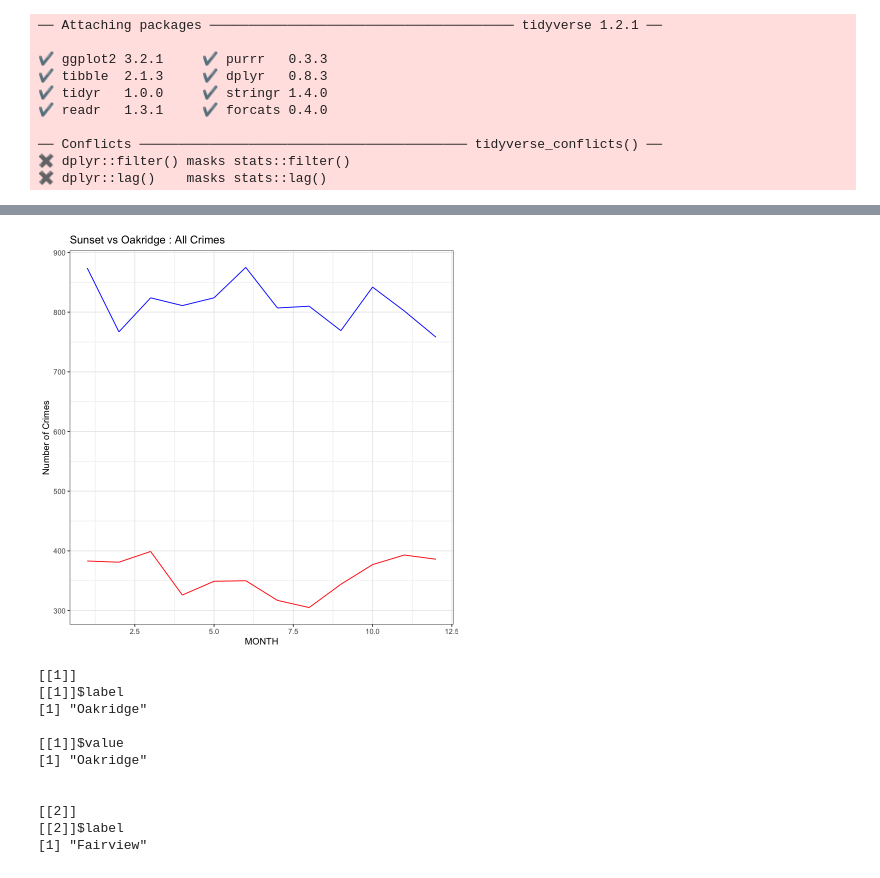
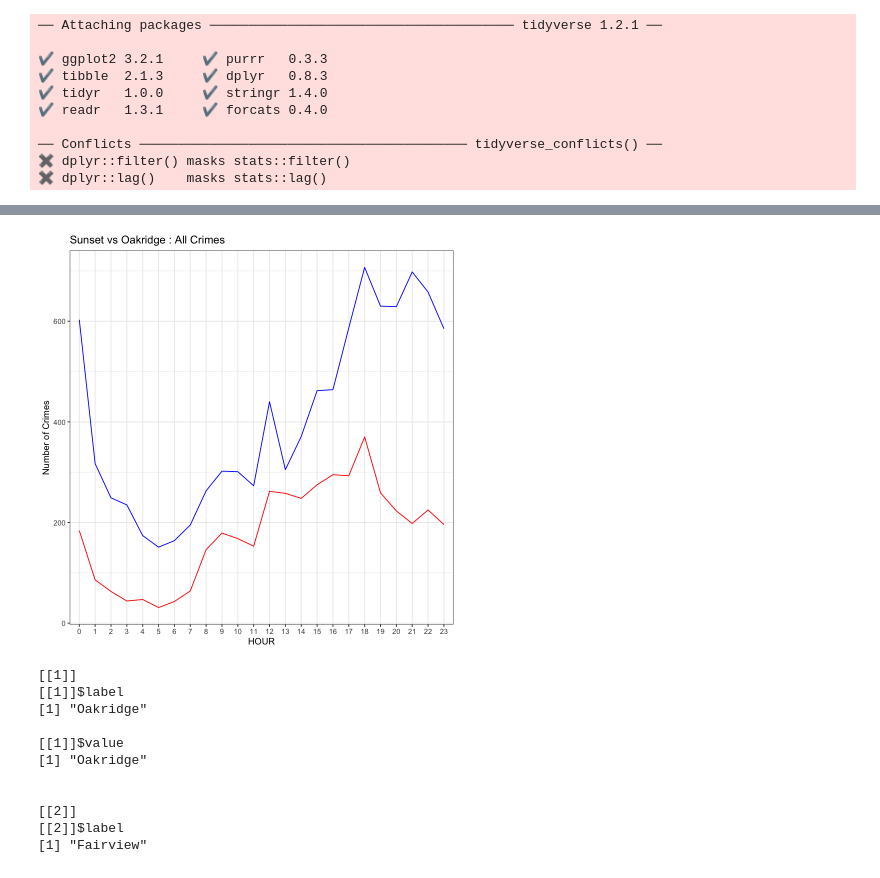
Before and after one commit to tguo9/DSCI-532-Group108-R, a Jupyter notebook: r_line_chart.ipynb, the cells around one changed output, grey strips where cells are left out. Drawn from its saved outputs; the diff is of its cells as text; code cells hidden in the pictures.

Commit message:
add line chart function

```diff
--- a/r_line_chart.ipynb
+++ b/r_line_chart.ipynb
@@ -55,21 +57,21 @@ plot_func <- function(df, start, end, neighbourhood_1, neighbourhood_2, crime, t
     neighbourhood_1_title = neighbourhood_1
     neighbourhood_2_title = neighbourhood_2
 
-    month <- c(1,2,3,4,5,6,7,8,9,10,11,12)
-
-        if (crime == 'ALL') {
+   if (crime == 'ALL') {
             crime_title = 'All Crimes'
             if (neighbourhood_1 == 'ALL') {
                 neighbourhood_1_title = 'All Neighbourhoods'
                     df1 <- df %>%
                         group_by({{time_scale}}) %>%
-                        mutate(count = length(TYPE))
+                        tally() %>%
+    mutate({{time_scale}} := as.factor({{time_scale}}))
 
             } else {
                 df1 <- df %>%
                     filter(NEIGHBOURHOOD == neighbourhood_1) %>%
                 group_by({{time_scale}}) %>%
-                mutate(count = length(TYPE))
+                tally() %>%
+    mutate({{time_scale}} := as.factor({{time_scale}}))
         }
     } else {
 
@@ -78,13 +80,15 @@ plot_func <- function(df, start, end, neighbourhood_1, neighbourhood_2, crime, t
                 df1 <- df %>%
                 filter(TYPE == crime) %>%
                 group_by({{time_scale}}) %>%
-                mutate(count = length(TYPE))
+                tally() %>%
+    mutate({{time_scale}} := as.factor({{time_scale}}))
 
         } else {
             df1 <- df %>%
                 filter((NEIGHBOURHOOD == neighbourhood_1 & TYPE == crime)) %>%
                 group_by({{time_scale}}) %>%
-                mutate(count = length(TYPE))
+                tally() %>%
+    mutate({{time_scale}} := as.factor({{time_scale}}))
 
     }
 }
@@ -95,13 +99,15 @@ plot_func <- function(df, start, end, neighbourhood_1, neighbourhood_2, crime, t
                 neighbourhood_2_title = 'All Neighbourhoods'
                 df2 <- df %>%
                     group_by({{time_scale}}) %>%
-                    mutate(count = length(TYPE))
+                    tally() %>%
+    mutate({{time_scale}} := as.factor({{time_scale}}))
 
         } else {
             df2 <- df %>%
                 filter(NEIGHBOURHOOD == neighbourhood_2) %>%
                 group_by({{time_scale}}) %>%
-                mutate(count = length(TYPE))
+                tally() %>%
+    mutate({{time_scale}} := as.factor({{time_scale}}))
         }
     } else {
 
@@ -110,28 +116,28 @@ plot_func <- function(df, start, end, neighbourhood_1, neighbourhood_2, crime, t
                 df2 <- df %>%
                 filter(TYPE == crime) %>%
                 group_by({{time_scale}}) %>%
-                mutate(count = length(TYPE))
+                tally() %>%
+    mutate({{time_scale}} := as.factor({{time_scale}}))
 
         } else {
             df2 <- df %>%
                 filter((NEIGHBOURHOOD == neighbourhood_2 & TYPE == crime)) %>%
                 group_by({{time_scale}}) %>%
-                mutate(count = length(TYPE))
+                tally() %>%
+    mutate({{time_scale}} := as.factor({{time_scale}}))
     }
                     }
-    p <- ggplot() +
-        geom_line(df1, mapping = aes(x={{time_scale}}, y=count), color='blue') +
-        geom_line(df2, mapping = aes(x={{time_scale}}, y=count), color='red') +
+    ggplot() +
+        geom_line(df1, mapping = aes(x={{time_scale}}, y=n, group=1), color='blue') +
+        geom_line(df2, mapping = aes(x={{time_scale}}, y=n, group=1), color='red') +
         ylab('Number of Crimes') +
         ggtitle(paste(neighbourhood_1_title, "vs", neighbourhood_2_title, ":", crime_title)) +
         theme_bw()
-
-    p
 }
 # %%
-plot_func(df, 2005, 2012, 'Sunset', 'Oakridge', 'ALL', MONTH)
+plot_func(df, 2005, 2012, 'Sunset', 'Oakridge', 'ALL', HOUR)
 # %% [output]
-[figure, old version]
+[figure, new version]
 # %%
 list_of_locations <- df['NEIGHBOURHOOD'] %>% drop_na() %>% distinct() %>% add_row('NEIGHBOURHOOD' = 'ALL')
 # %%
```
Also changed, not shown: parts of 1 cell of this notebook.
